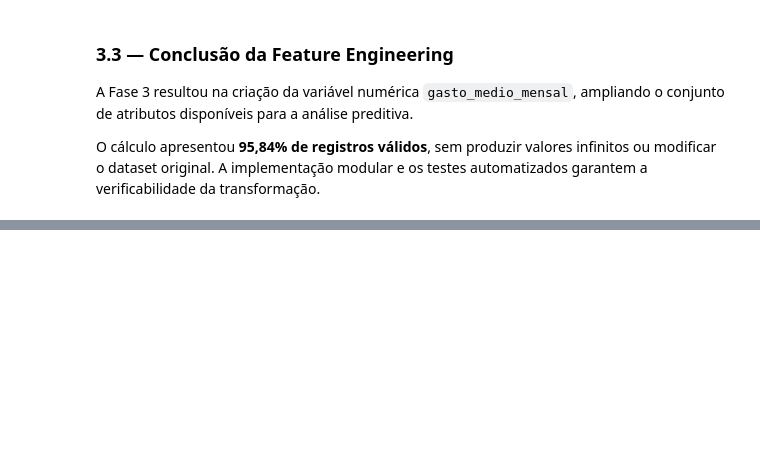
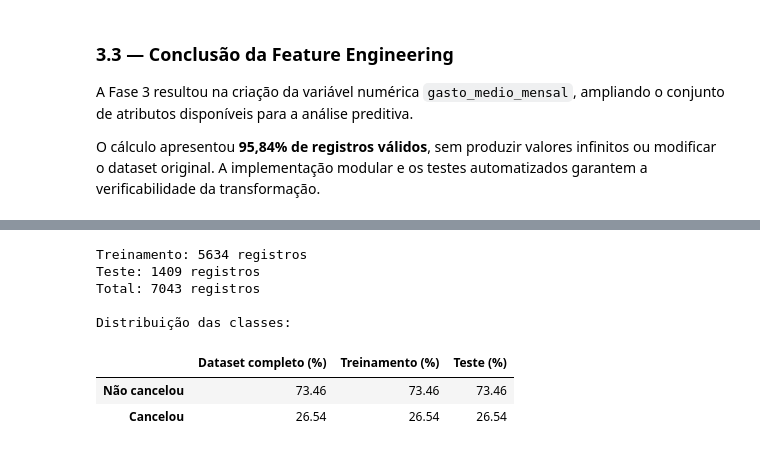
Before and after one commit to Cristina-Freitas/telecom-churn-prediction, a Jupyter notebook: notebooks/01_analise_exploratoria.ipynb, the cells around one changed output, grey strips where cells are left out. Drawn from its saved outputs; the diff is of its cells as text; code cells hidden in the pictures; blank space fills up the shorter version.

```diff
--- a/notebooks/01_analise_exploratoria.ipynb
+++ b/notebooks/01_analise_exploratoria.ipynb
@@ -998,0 +1013,36 @@ O cálculo apresentou **95,84% de registros válidos**, sem produzir valores inf
+# %%
+# ============================================================
+# 4.1 — SEPARAÇÃO E DIVISÃO ESTRATIFICADA DOS DADOS
+# ============================================================
+
+# Utiliza o dataset após a engenharia de atributos
+X_train, X_test, y_train, y_test = dividir_dados(df_features)
+
+# Exibe as dimensões dos conjuntos
+print(f"Treinamento: {X_train.shape[0]} registros")
+print(f"Teste: {X_test.shape[0]} registros")
+print(f"Total: {len(X_train) + len(X_test)} registros")
+
+# Compara a distribuição percentual da variável-alvo
+distribuicao_classes = pd.DataFrame({
+    "Dataset completo (%)": df_features["cancelou"].value_counts(normalize=True) * 100,
+    "Treinamento (%)": y_train.value_counts(normalize=True) * 100,
+    "Teste (%)": y_test.value_counts(normalize=True) * 100
+}).sort_index().round(2)
+
+distribuicao_classes.index = [
+    "Não cancelou",
+    "Cancelou"
+]
+
+print("\nDistribuição das classes:")
+display(distribuicao_classes)
+# %% [output]
+Treinamento: 5634 registros
+Teste: 1409 registros
+Total: 7043 registros
+
+Distribuição das classes:
+|  | Dataset completo (%) | Treinamento (%) | Teste (%) |
+| Não cancelou | 73.46 | 73.46 | 73.46 |
+| Cancelou | 26.54 | 26.54 | 26.54 |
```
Also changed, not shown: parts of 11 cells of this notebook, 5 other files.
